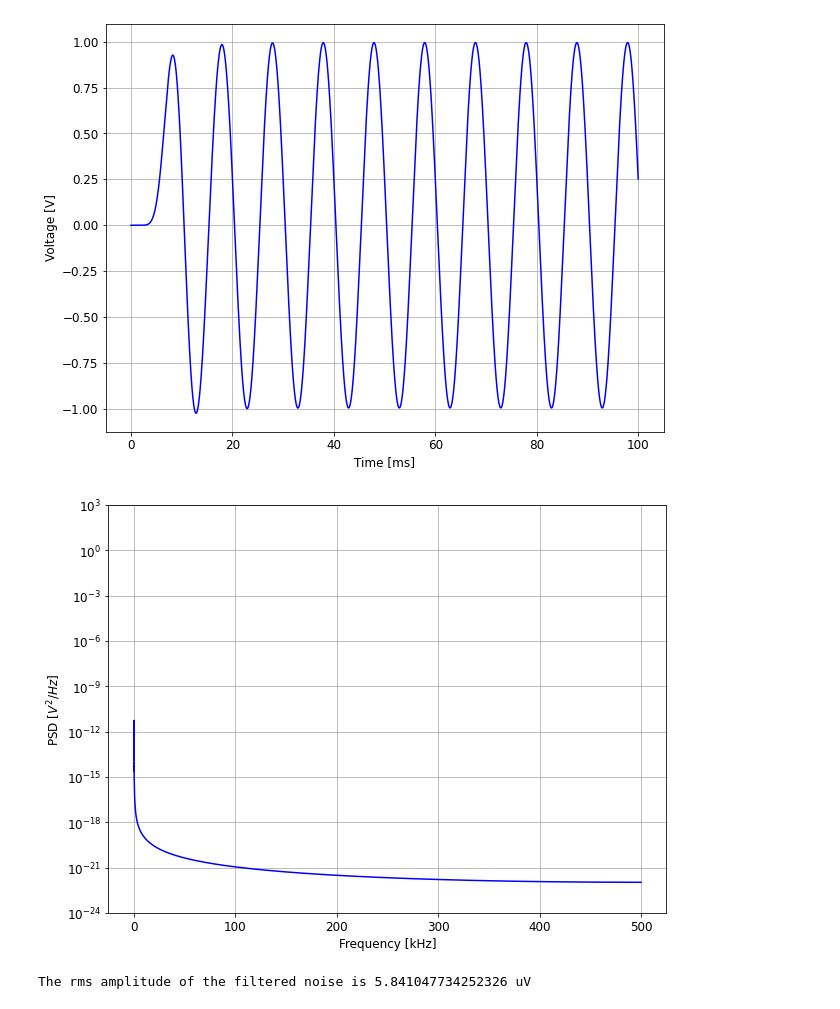
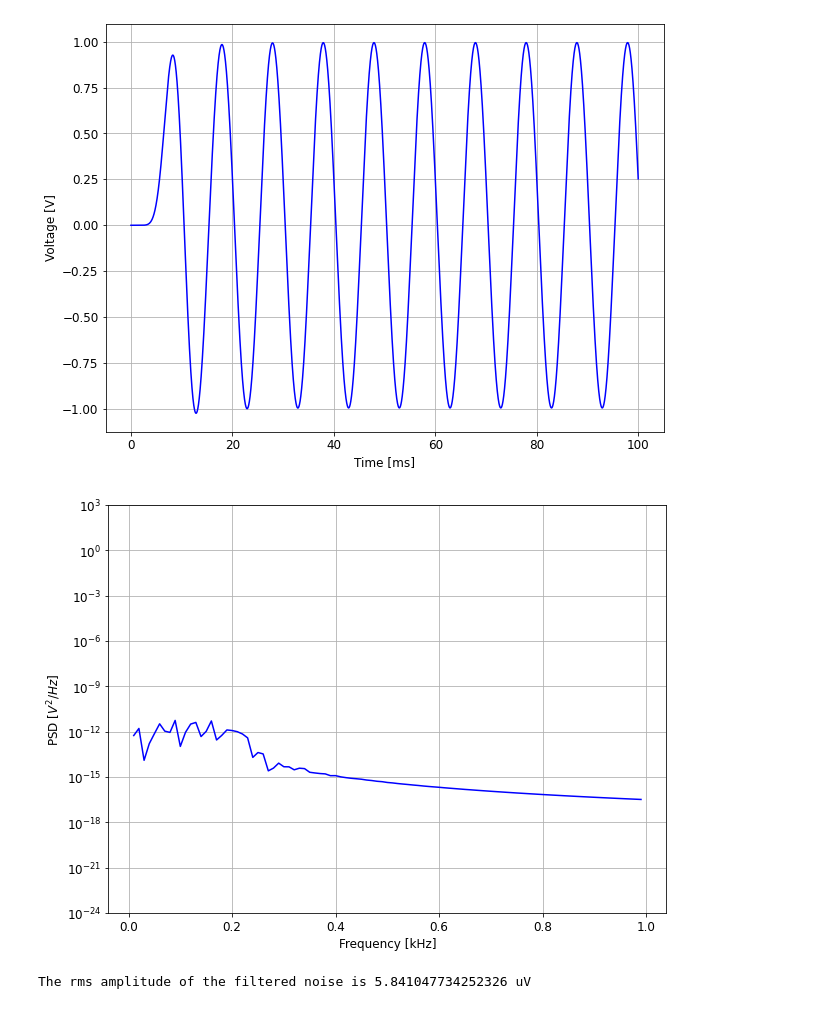
Before and after one commit to uw-analog/ee538-autumn2020, a Jupyter notebook: Lecture/2020_12_03_EE538_Lecture9.ipynb, the cells around one changed output. Cells and saved outputs as stored; diff of their text form; code cells hidden in the pictures.

```diff
--- a/Lecture/2020_12_03_EE538_Lecture9.ipynb
+++ b/Lecture/2020_12_03_EE538_Lecture9.ipynb
@@ -571,9 +571,9 @@ plot_xy(1e3*time, vsig_filt, 'Time [ms]', 'Voltage [V]')
 [figure]
 # %%
 f, en_filt_psd = signal.periodogram(vn_filt, fs=samplerate, nfft=np.size(v_meas))
-plot_xlogy(1e-3*f[1:-2], en_filt_psd[1:-2], 'Frequency [kHz]', r'PSD [$V^2/Hz$]', 1e-24, 1e3)
+plot_xlogy(1e-3*f[1:100], en_filt_psd[1:100], 'Frequency [kHz]', r'PSD [$V^2/Hz$]', 1e-24, 1e3)
 # %% [output]
-[figure, old version]
+[figure, new version]
 # %%
 print('The rms amplitude of the filtered noise is', 1e6*np.sqrt(np.sum(en_filt_psd)), 'uV')
 # %% [output]
```
Also changed, not shown: parts of 17 cells of this notebook, 2 other files.
